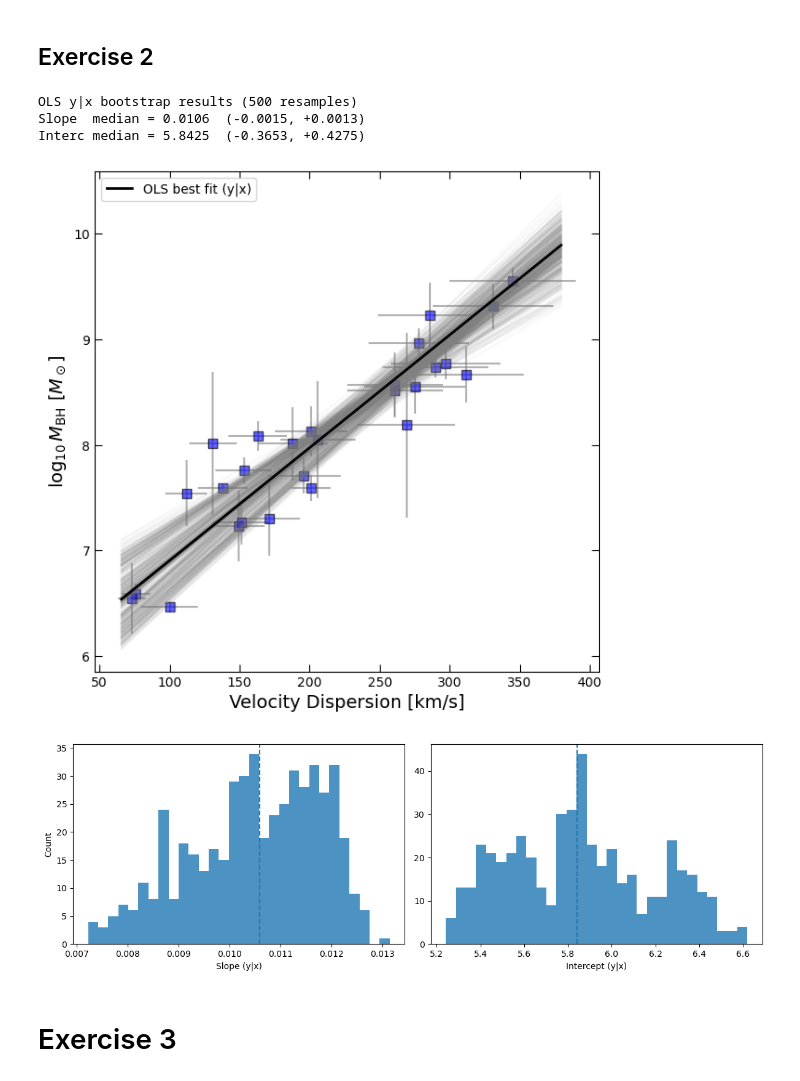
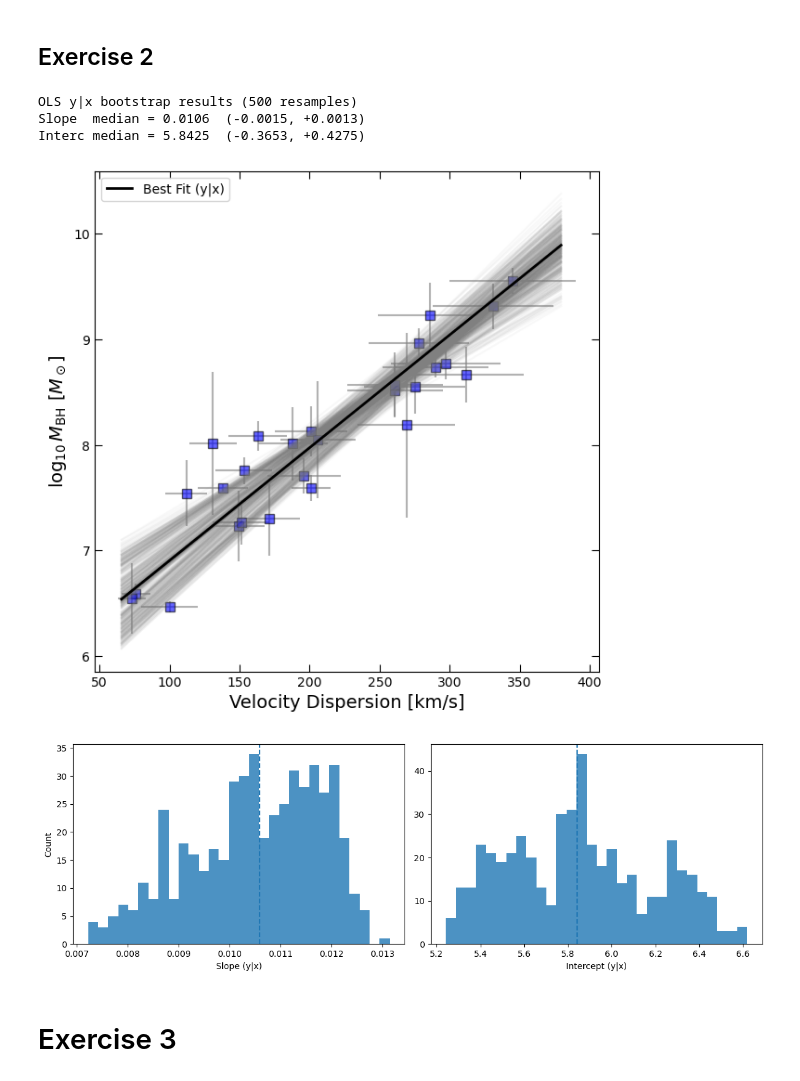
Before and after one commit to astrocodex/astrocodex.github.io, a Jupyter notebook: _sources/exercises/asali2024a/bootstrapping-solutions.ipynb, the cells around one changed output. Drawn from its saved outputs; the diff is of its cells as text; code cells hidden in the pictures.

```diff
--- a/_sources/exercises/asali2024a/bootstrapping-solutions.ipynb
+++ b/_sources/exercises/asali2024a/bootstrapping-solutions.ipynb
@@ -265,35 +265,36 @@ x_fit = np.linspace(max(30, sigma.min()*0.9), sigma.max()*1.1, 250)
 fig, ax = plt.subplots(figsize=(7,7))
 ax.errorbar(sigma, log_BH, yerr=BH_err, xerr=sigma_err, fmt='None', color='gray', alpha=0.6)
 ax.plot(sigma, log_BH, 's', color='blue', ms=7, alpha=0.6, mec='k')
 
 for a, b in zip(boot_slopes[:500], boot_intercepts[:500]):
     ax.plot(x_fit, a*x_fit + b, alpha=0.05, color='grey')
 
 # Original best-fit line
-ax.plot(x_fit, a1*x_fit + b1, 'k', lw=2, label='OLS best fit (y|x)')
+ax.plot(x_fit, a1*x_fit + b1, 'k', lw=2, label='Best Fit (y|x)')
 ax.set_xlabel('Velocity Dispersion [km/s]', fontsize=14)
 ax.set_ylabel(r'$\log_{10} M_{\rm BH}\ [M_\odot]$', fontsize=14)
 ax.legend()
 ax.tick_params(which='both', top=True, right=True, direction='in', length=6)
+plt.savefig('fig.pdf')
 plt.show()
 
 # Histograms of slope/intercept
 fig, ax = plt.subplots(1, 2, figsize=(12,4))
 ax[0].hist(boot_slopes, bins=30, alpha=0.8)
 ax[0].axvline(s50, ls='--')
 ax[0].set_xlabel('Slope (y|x)')
 ax[0].set_ylabel('Count')
 
 ax[1].hist(boot_intercepts, bins=30, alpha=0.8)
 ax[1].axvline(b50, ls='--')
 ax[1].set_xlabel('Intercept (y|x)')
 plt.tight_layout()
 plt.show()
 # %% [output]
 OLS y|x bootstrap results (500 resamples)
 Slope  median = 0.0106  (-0.0015, +0.0013)
 Interc median = 5.8425  (-0.3653, +0.4275)
-[figure, old version]
+[figure, new version]
 [figure]
 # %% [markdown]
 # Exercise 3
```
Also changed, not shown: 31 other files.
